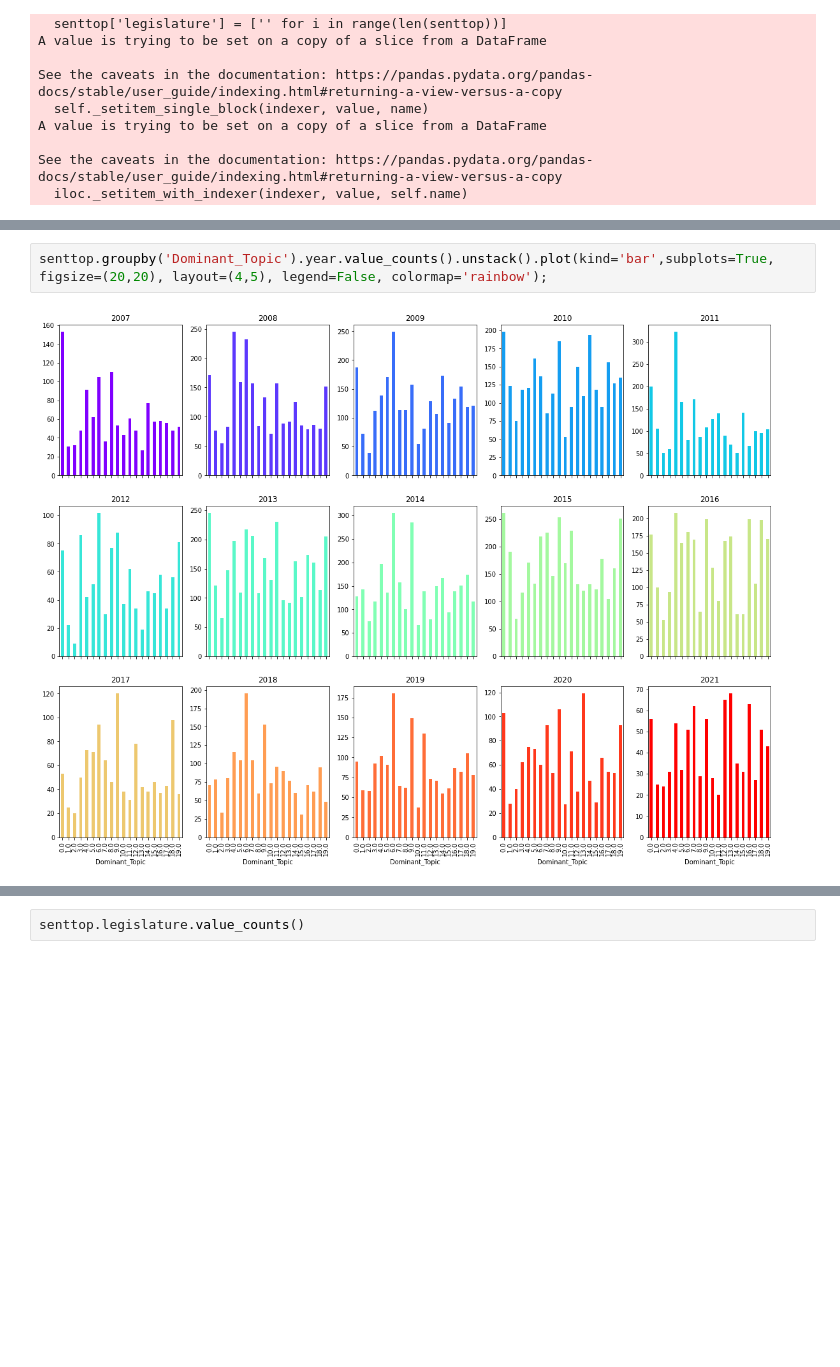
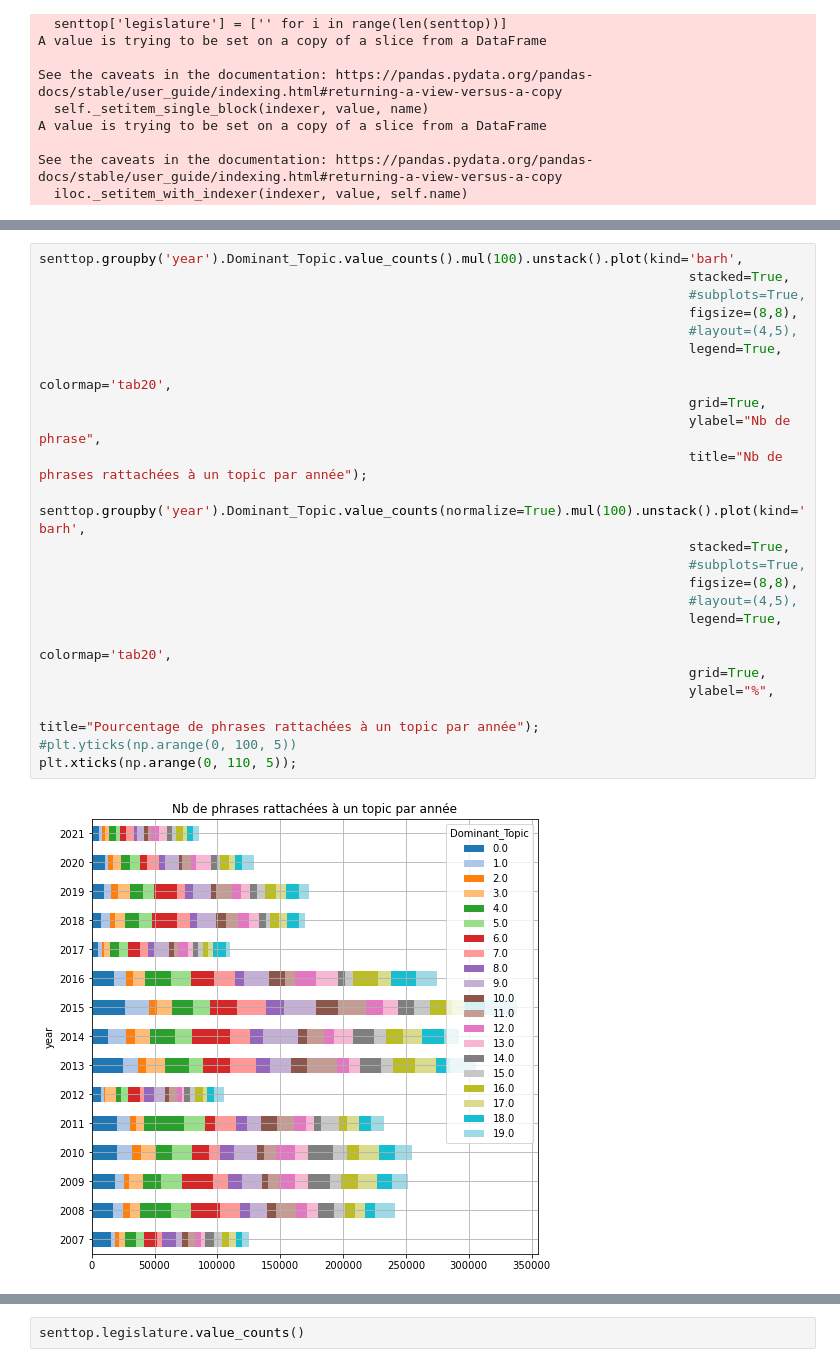
Before and after one commit to Geminy3/ProjetHNSKOL, a Jupyter notebook: Thématiques lemmatisé.ipynb, the cells around one changed output, grey strips where cells are left out. Saved outputs shown, nothing was run; the diff lists cells and outputs as text; blank space fills up the shorter version.

```diff
--- a/Thématiques lemmatisé.ipynb
+++ b/Thématiques lemmatisé.ipynb
@@ -578,4 +741,26 @@ senttop.groupby('legislature').Dominant_Topic.value_counts().unstack().plot(kind
 # %%
-senttop.groupby('Dominant_Topic').year.value_counts().unstack().plot(kind='bar',subplots=True, figsize=(20,20), layout=(4,5), legend=False, colormap='rainbow');
+senttop.groupby('year').Dominant_Topic.value_counts().mul(100).unstack().plot(kind='barh',
+                                                                                   stacked=True,
+                                                                                   #subplots=True,
+                                                                                   figsize=(8,8),
+                                                                                   #layout=(4,5),
+                                                                                   legend=True,
+                                                                                   colormap='tab20',
+                                                                                   grid=True,
+                                                                                   ylabel="Nb de phrase",
+                                                                                   title="Nb de phrases rattachées à un topic par année");
+
+senttop.groupby('year').Dominant_Topic.value_counts(normalize=True).mul(100).unstack().plot(kind='barh',
+                                                                                   stacked=True,
+                                                                                   #subplots=True,
+                                                                                   figsize=(8,8),
+                                                                                   #layout=(4,5),
+                                                                                   legend=True,
+                                                                                   colormap='tab20',
+                                                                                   grid=True,
+                                                                                   ylabel="%",
+                                                                                   title="Pourcentage de phrases rattachées à un topic par année");
+#plt.yticks(np.arange(0, 100, 5))
+plt.xticks(np.arange(0, 110, 5));
 # %% [output]
-[figure, old version]
+[figure, new version]
```
Also changed, not shown: parts of 37 cells of this notebook.
